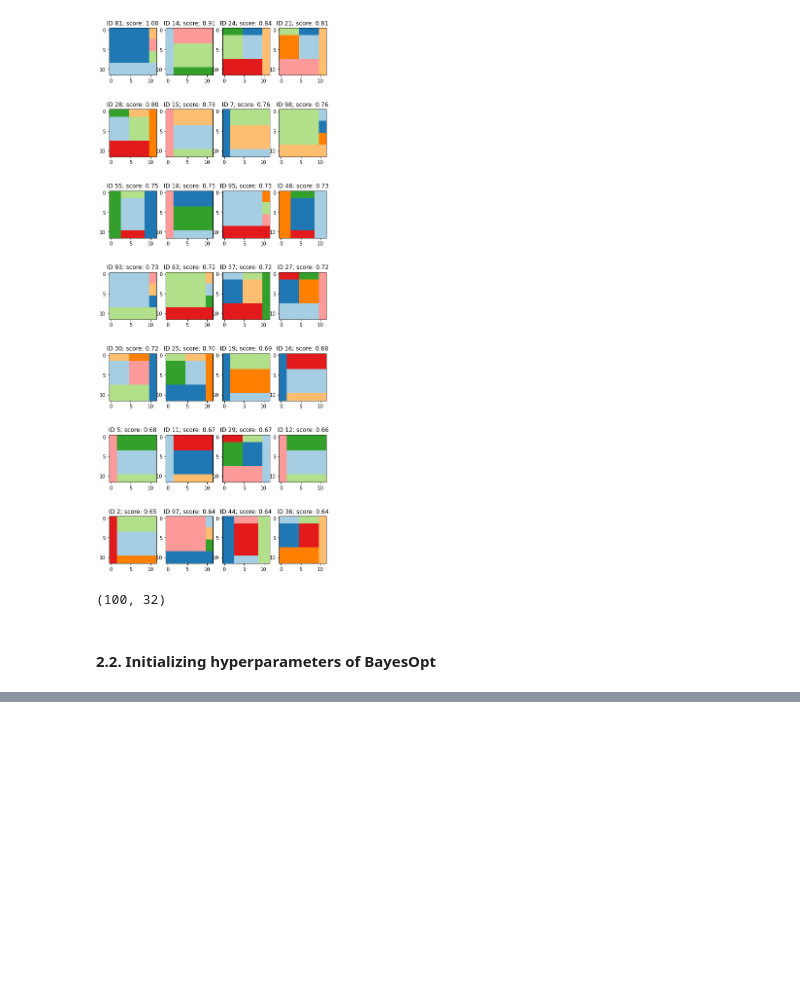
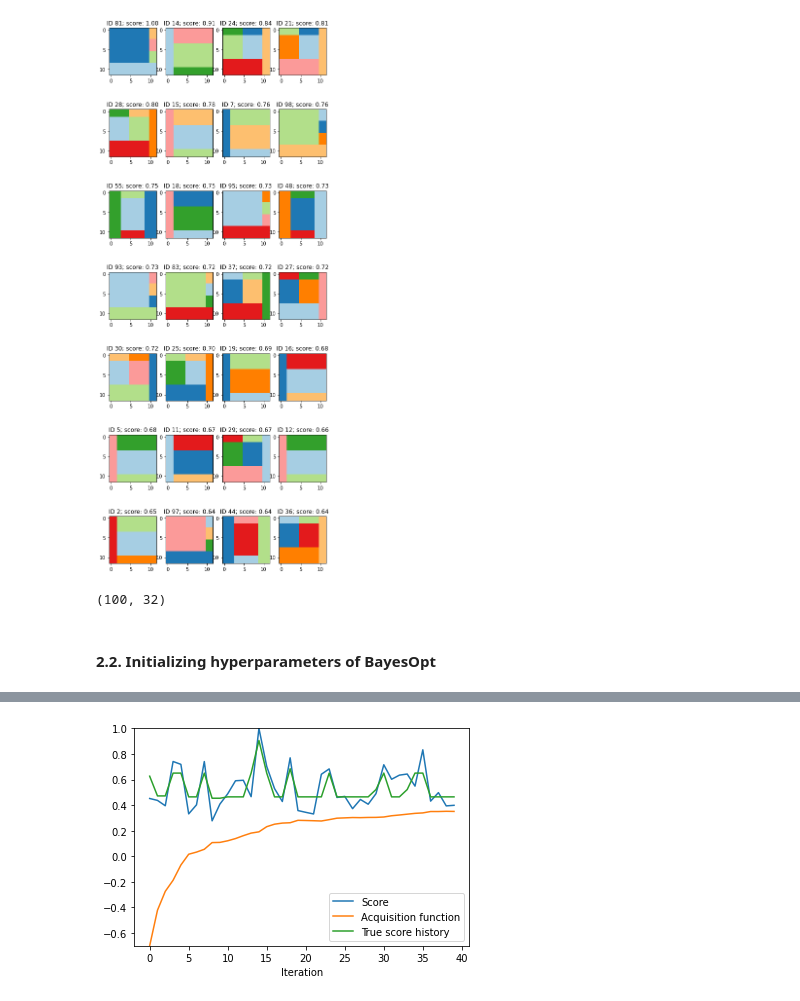
Before and after one commit to benlevyx/interpretable-ml, a Jupyter notebook: notebooks/toy-data-bayes-opt.ipynb, the cells around one changed output, grey strips where cells are left out. Saved outputs shown, nothing was run; the diff lists cells and outputs as text; code cells hidden in the pictures; blank space fills up the shorter version.

```diff
--- a/notebooks/toy-data-bayes-opt.ipynb
+++ b/notebooks/toy-data-bayes-opt.ipynb
@@ -262,2 +247,11 @@ Iter 4
 Iter 5
 ... (71 outputs left out)
+# %%
+plt.plot(y_history, label='Score')
+plt.plot(score_history, label='Acquisition function')
+plt.plot([y_true[idx] for idx in idx_history], label='True score history')
+plt.xlabel("Iteration")
+plt.ylim(min(score_history), 1)
+plt.legend();
+# %% [output]
+[figure, added]
```
Also changed, not shown: parts of 6 cells of this notebook, 1 other file.
